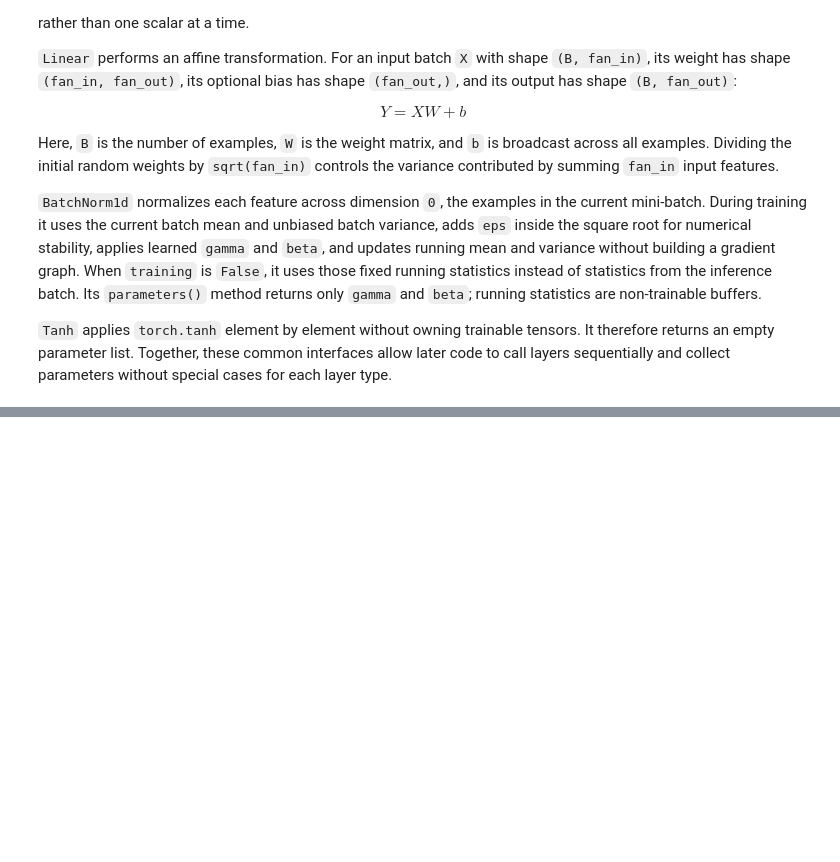
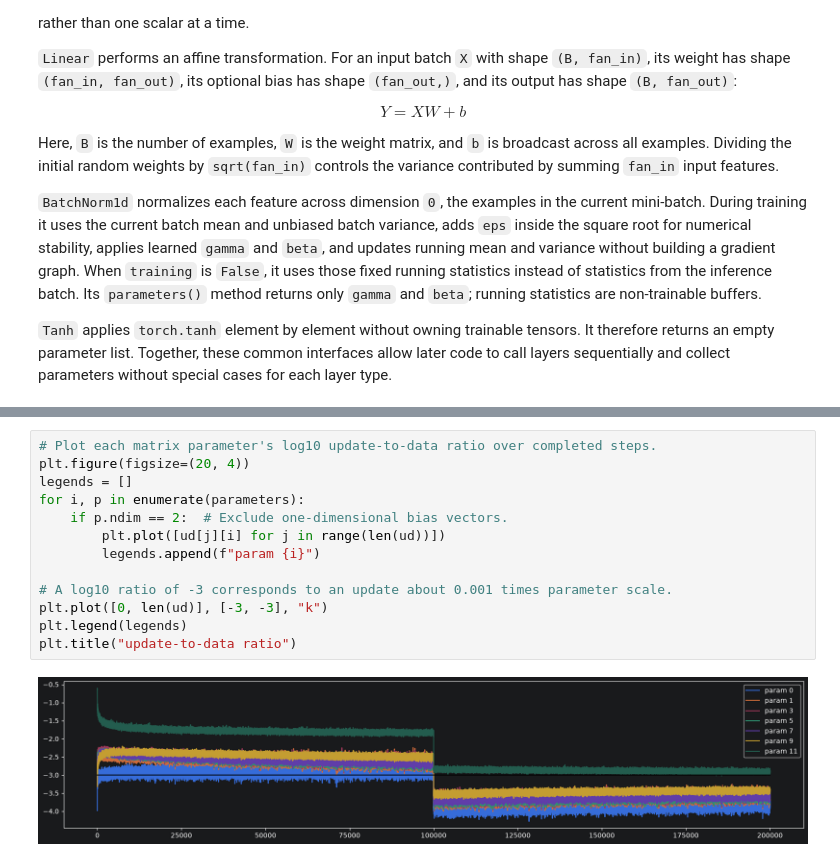
Before and after one commit to majorgilles/karpathy_ml_course, a Jupyter notebook: coursework/04-activations-gradients-batchnorm/notebooks/04-activations-gradients-batchnorm.ipynb, the cells around one changed output, grey strips where cells are left out. Drawn from its saved outputs; the diff is of its cells as text; blank space fills up the shorter version.

```diff
--- a/coursework/04-activations-gradients-batchnorm/notebooks/04-activations-gradients-batchnorm.ipynb
+++ b/coursework/04-activations-gradients-batchnorm/notebooks/04-activations-gradients-batchnorm.ipynb
@@ -641,0 +869,15 @@ for p in parameters:
+# %%
+# Plot each matrix parameter's log10 update-to-data ratio over completed steps.
+plt.figure(figsize=(20, 4))
+legends = []
+for i, p in enumerate(parameters):
+    if p.ndim == 2:  # Exclude one-dimensional bias vectors.
+        plt.plot([ud[j][i] for j in range(len(ud))])
+        legends.append(f"param {i}")
+
+# A log10 ratio of -3 corresponds to an update about 0.001 times parameter scale.
+plt.plot([0, len(ud)], [-3, -3], "k")
+plt.legend(legends)
+plt.title("update-to-data ratio")
+# %% [output]
+[figure, added]
```
Also changed, not shown: parts of 16 cells of this notebook.
